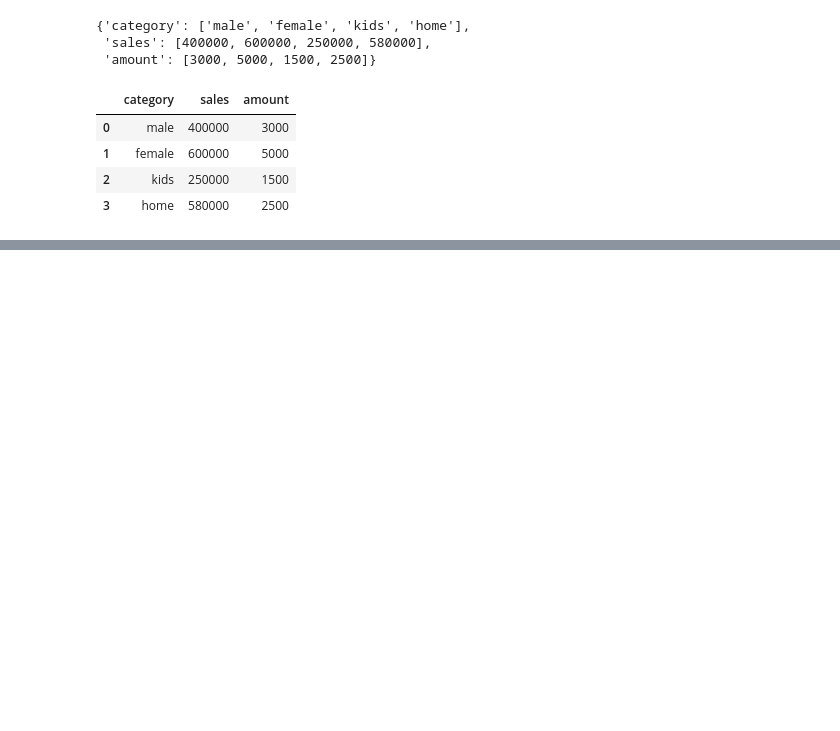
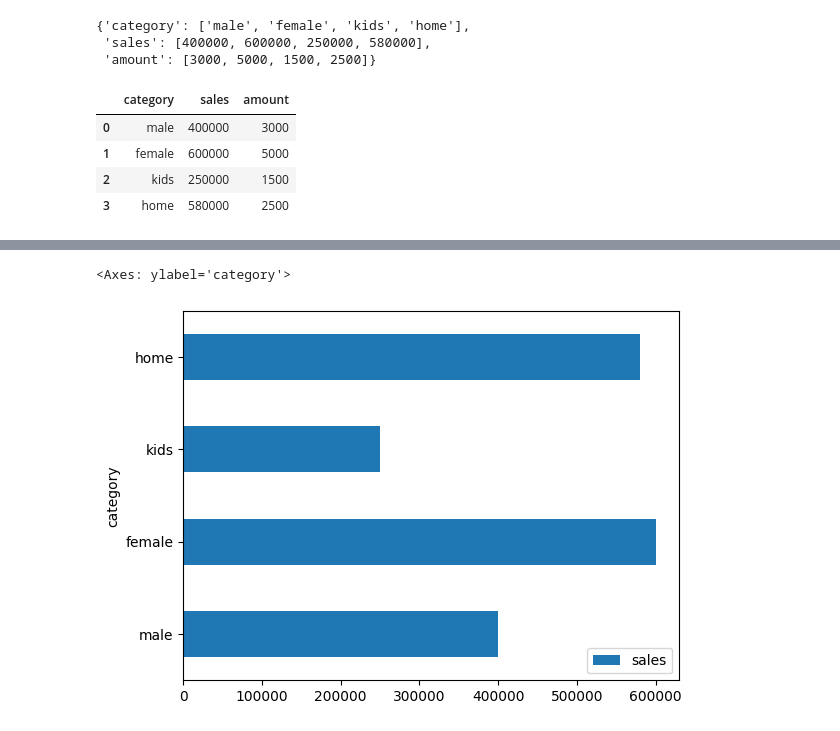
Before and after one commit to imnotannamaria/ia_statistics_for_devs, a Jupyter notebook: estatistica_devs.ipynb, the cells around one changed output, grey strips where cells are left out. Drawn from its saved outputs; the diff is of its cells as text; code cells hidden in the pictures; blank space fills up the shorter version.

```diff
--- a/estatistica_devs.ipynb
+++ b/estatistica_devs.ipynb
@@ -160,0 +173,5 @@ df_sales
+# %%
+df_sales.plot.barh(x='category', y='sales')
+# %% [output]
+<Axes: ylabel='category'>
+[figure, added]
```
Also changed, not shown: parts of 4 cells of this notebook.
